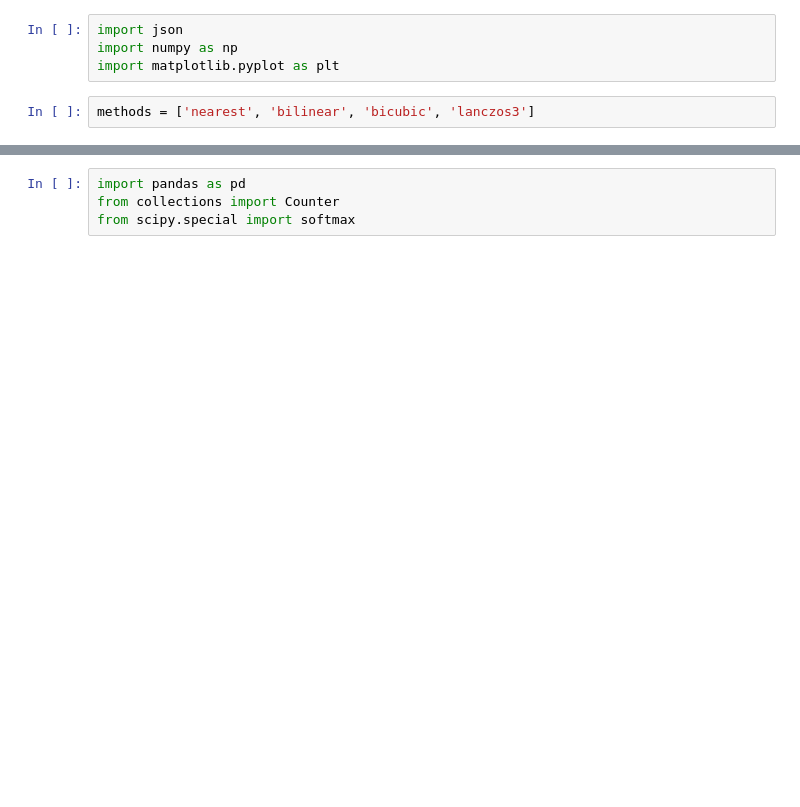
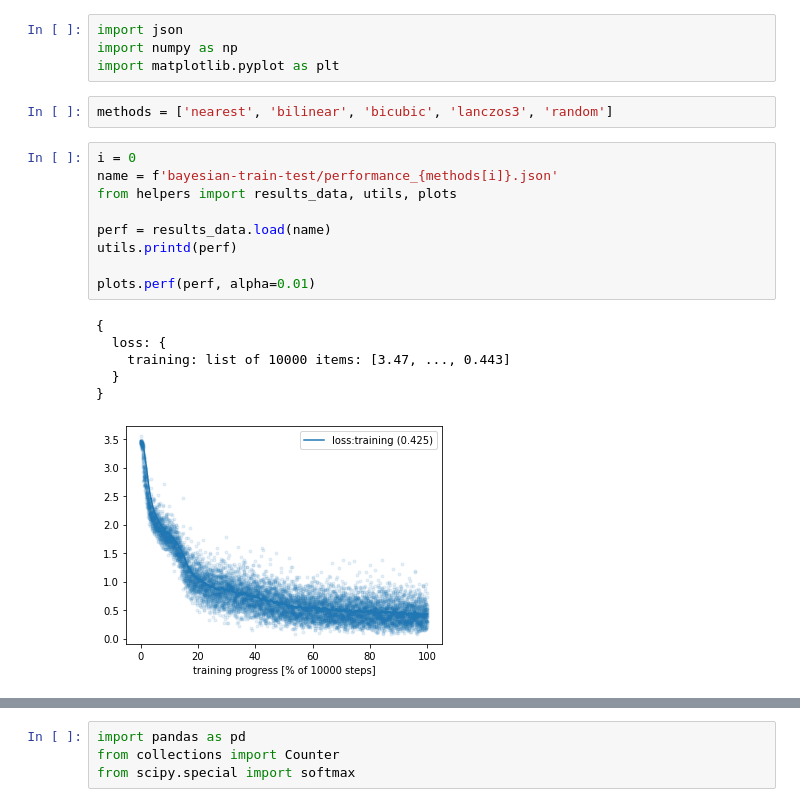
Before and after one commit to mittalgovind/BayesForensics, a Jupyter notebook: results.ipynb, the cells around one changed output, grey strips where cells are left out. Drawn from its saved outputs; the diff is of its cells as text; blank space fills up the shorter version.

```diff
--- a/results.ipynb
+++ b/results.ipynb
@@ -3,6 +8,22 @@ import json
 import numpy as np
 import matplotlib.pyplot as plt
 # %%
-methods = ['nearest', 'bilinear', 'bicubic', 'lanczos3']
+methods = ['nearest', 'bilinear', 'bicubic', 'lanczos3', 'random']
+# %%
+i = 0
+name = f'bayesian-train-test/performance_{methods[i]}.json'
+from helpers import results_data, utils, plots
+
+perf = results_data.load(name)
+utils.printd(perf)
+
+plots.perf(perf, alpha=0.01)
+# %% [output]
+{
+  loss: {
+    training: list of 10000 items: [3.47, ..., 0.443]
+  }
+}
+[figure, added]
 # %%
 %matplotlib inline
```
Also changed, not shown: parts of 13 cells of this notebook, 1 other file.
